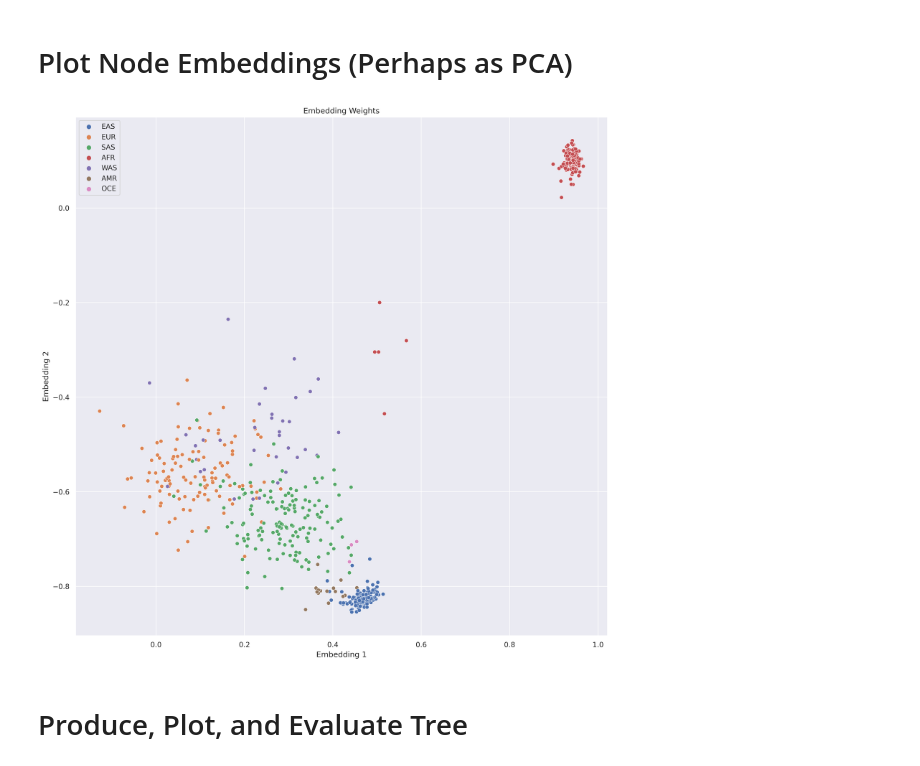
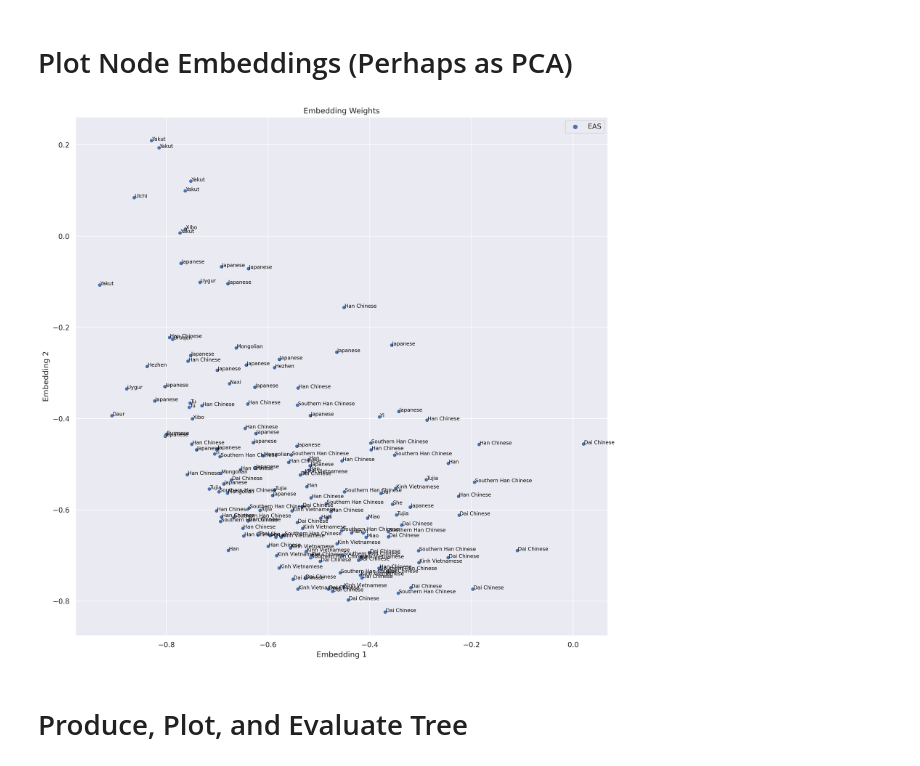
Before and after one commit to AI-sandbox/hyperPop, a Jupyter notebook: notebooks/eval_vae_ancestry_model.ipynb, the cells around one changed output. Cells and saved outputs as stored; diff of their text form; code cells hidden in the pictures.

```diff
--- a/notebooks/eval_vae_ancestry_model.ipynb
+++ b/notebooks/eval_vae_ancestry_model.ipynb
@@ -40,22 +40,21 @@ distribution_dict = {"WrappedNormal": WrappedNormal, "Normal": Normal, "Riemanni
 # %% [markdown]
 # Load Model and Obtain Embeddings
 # %%
-model_dir = "/scratch/users/patelas/hyperLAI/models/vae_models/scratch/experiments_with_batchnorm/500000_initial/"
+model_dir = "/scratch/users/patelas/hyperLAI/models/vae_models/subpop_models/east_asians/500000_threelayers_lowtemp_specialized_data_smallmodel/"
 args = read_config(model_dir + "vae_config.json")
+indices = np.load(args["index_loc"] + "test_indices.npy")
+# indices = np.load("/scratch/users/patelas/hyperLAI/ancestry_training_splits/80_10_10/test_indices.npy")
 # %%
 #Load validation dataset
-dataset = HyperLoader(args["data_dir"], args["restrict_labels"], args["chromosome"])
-train_indices, valid_indices, test_indices = train_valid_test(len(dataset), args["train_perc"], args["valid_perc"])
-# variance_filter(dataset, train_indices, config["variance_filter"])
-valid_data = Subset(dataset, valid_indices)
-valid_loader = DataLoader(valid_data, batch_size=64)
+eval_dataset = HyperLoader(args["data_dir"], indices, args["restrict_labels"], args["chromosome"])
+eval_loader = DataLoader(eval_dataset, batch_size=64)
 # %%
 #Define manifold and model
 manifold = manifold_dict[args["manifold"]](args["embedding_size"])
 enc_type, dec_type  = enc_dec_dict[args["enc_type"]], enc_dec_dict[args["dec_type"]]
-encoder = enc_type(manifold, dataset[0][0].shape[-1], args["num_encoder_int_layers"],
+encoder = enc_type(manifold, eval_dataset[0][0].shape[-1], args["num_encoder_int_layers"],
                    args["encoder_int_layer_sizes"], args["encoder_dropout_vals"], args["embedding_size"])
-decoder = dec_type(manifold, dataset[0][0].shape[-1], args["num_decoder_int_layers"],
+decoder = dec_type(manifold, eval_dataset[0][0].shape[-1], args["num_decoder_int_layers"],
                    args["decoder_int_layer_sizes"], args["decoder_dropout_vals"], args["embedding_size"])
 model = vae_model(encoder, decoder, manifold, distribution_dict[args["posterior_dist"]],
                   distribution_dict[args["prior_dist"]], args["prior_mean"], args["prior_std"], args["temperature"], args["init_size"], args["min_scale"], args["max_scale"])
@@ -71,7 +70,7 @@ model = model.to(device)
 model.eval()
 snps, embeddings, recons, suppop_labels, pop_labels = [], [], [], [], []
 with torch.no_grad():
-    for i, (snp_data, suppop, pop) in enumerate(valid_loader):
+    for i, (snp_data, suppop, pop) in enumerate(eval_loader):
         embs = model.embed(snp_data.float().to(device))
         recon = model.generate(embs.to(device))
         snps.append(snp_data.cpu())
@@ -112,12 +111,12 @@ def plot_weights_pca(embeddings, labels, annotations=None):
                          annotations[line], horizontalalignment='left', color='black', size=8)
 # %%
 plt.figure(figsize=[15, 15], dpi=300)
-sp_full = [dataset.suppop_label_index[x] for x in suppop_labels]
-p_full = [dataset.pop_label_index[x] for x in pop_labels]
-plot_weights_pca(embeddings, sp_full)
+sp_full = [eval_dataset.suppop_label_index[x] for x in suppop_labels]
+p_full = [eval_dataset.pop_label_index[x] for x in pop_labels]
+plot_weights_pca(embeddings, sp_full, annotations=p_full)
 plt.show()
 # %% [output]
-[figure, old version]
+[figure, new version]
 # %% [markdown]
 # Produce, Plot, and Evaluate Tree
 # %%
```
Also changed, not shown: parts of 9 cells of this notebook, 8 other files.
